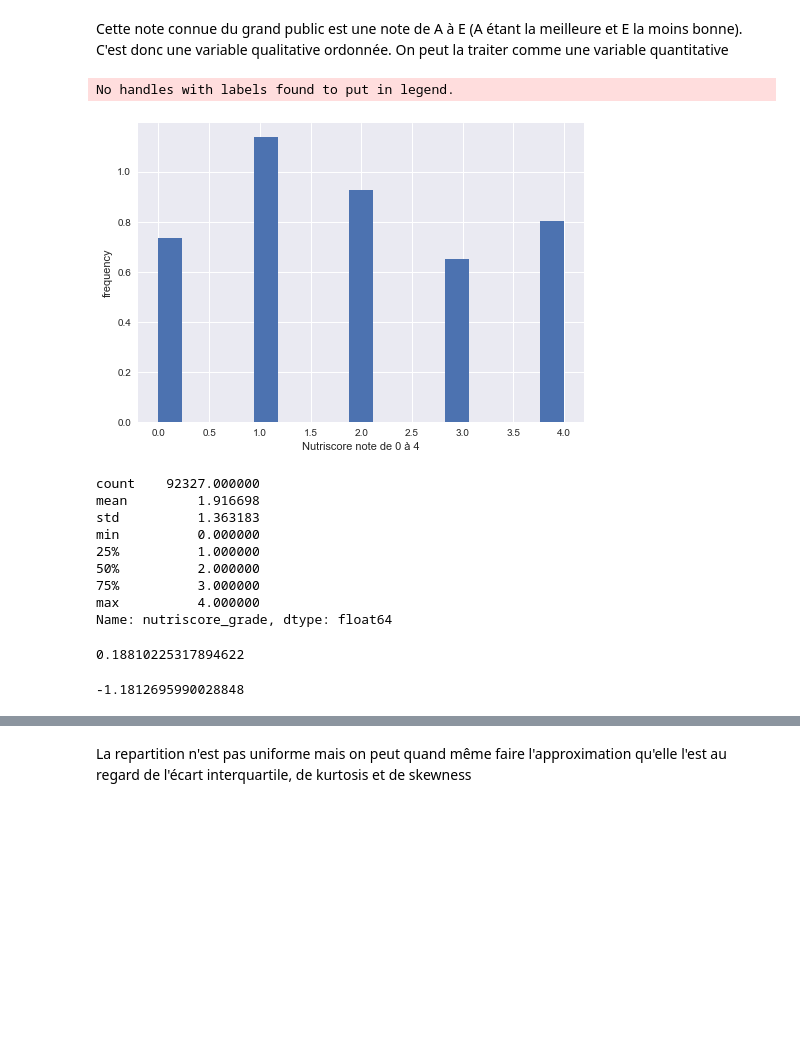
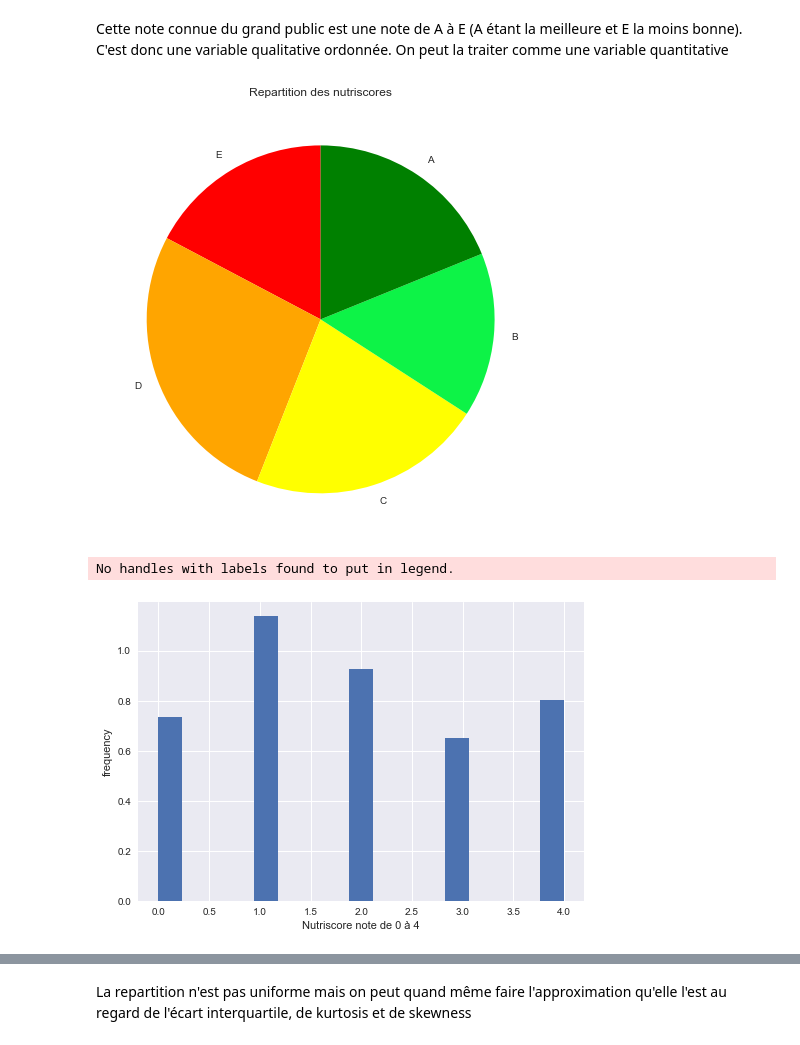
Before and after one commit to khub41/OC_P03, a Jupyter notebook: data_analysis.ipynb, the cells around one changed output, grey strips where cells are left out. Saved outputs shown, nothing was run; the diff lists cells and outputs as text; code cells hidden in the pictures; blank space fills up the shorter version.

```diff
--- a/data_analysis.ipynb
+++ b/data_analysis.ipynb
@@ -489,7 +671,4 @@ Name: nutriscore_grade, dtype: int64
 # %% [markdown]
 Cette note connue du grand public est une note de A à E (A étant la meilleure et E la moins bonne). C'est donc une variable qualitative ordonnée. On peut la traiter comme une variable quantitative
 # %%
-plot_histo(data_filtre.nutriscore_grade.replace({'a':4, 'b':3, 'c':2, 'd':1, 'e':0}), plot_density=False, xlabel='Nutriscore note de 0 à 4')
+data_filtre['nutriscore_grade_num'] = data_filtre.nutriscore_grade.replace({'a':4, 'b':3, 'c':2, 'd':1, 'e':0})
-# %% [output]
-No handles with labels found to put in legend.
-[figure, removed]
@@ -498,20 +675,15 @@ No handles with labels found to put in legend.
-# %%
-data_filtre.nutriscore_grade.replace({'a':4, 'b':3, 'c':2, 'd':1, 'e':0}).describe()
-# %% [output]
-count    92327.000000
-mean         1.916698
-std          1.363183
-min          0.000000
-25%          1.000000
-50%          2.000000
-75%          3.000000
-max          4.000000
-Name: nutriscore_grade, dtype: float64
-# %%
-data_filtre.nutriscore_grade.replace({'a':4, 'b':3, 'c':2, 'd':1, 'e':0}).skew()
-# %% [output]
-0.18810225317894622
-# %%
-data_filtre.nutriscore_grade.replace({'a':4, 'b':3, 'c':2, 'd':1, 'e':0}).kurtosis()
-# %% [output]
--1.1812695990028848
+# %%
+data_pie_nutriscore = data_filtre['nutriscore_grade_num'].value_counts().sort_index()
+# %%
+plt.figure(figsize=(8,8))
+plt.style.use('seaborn')
+plt.title("Repartition des nutriscores")
+plt.pie(data_pie_nutriscore, labels=['E', 'D', 'C', 'B', 'A'], colors=['red','orange','yellow', '#0DF347', 'green'], startangle=90)
+plt.show()
+# %% [output]
+[figure, added]
+# %%
+plot_histo(data_filtre['nutriscore_grade_num'], plot_density=False, xlabel='Nutriscore note de 0 à 4')
+# %% [output]
+No handles with labels found to put in legend.
+[figure, added]
```
Also changed, not shown: parts of 88 cells of this notebook.
